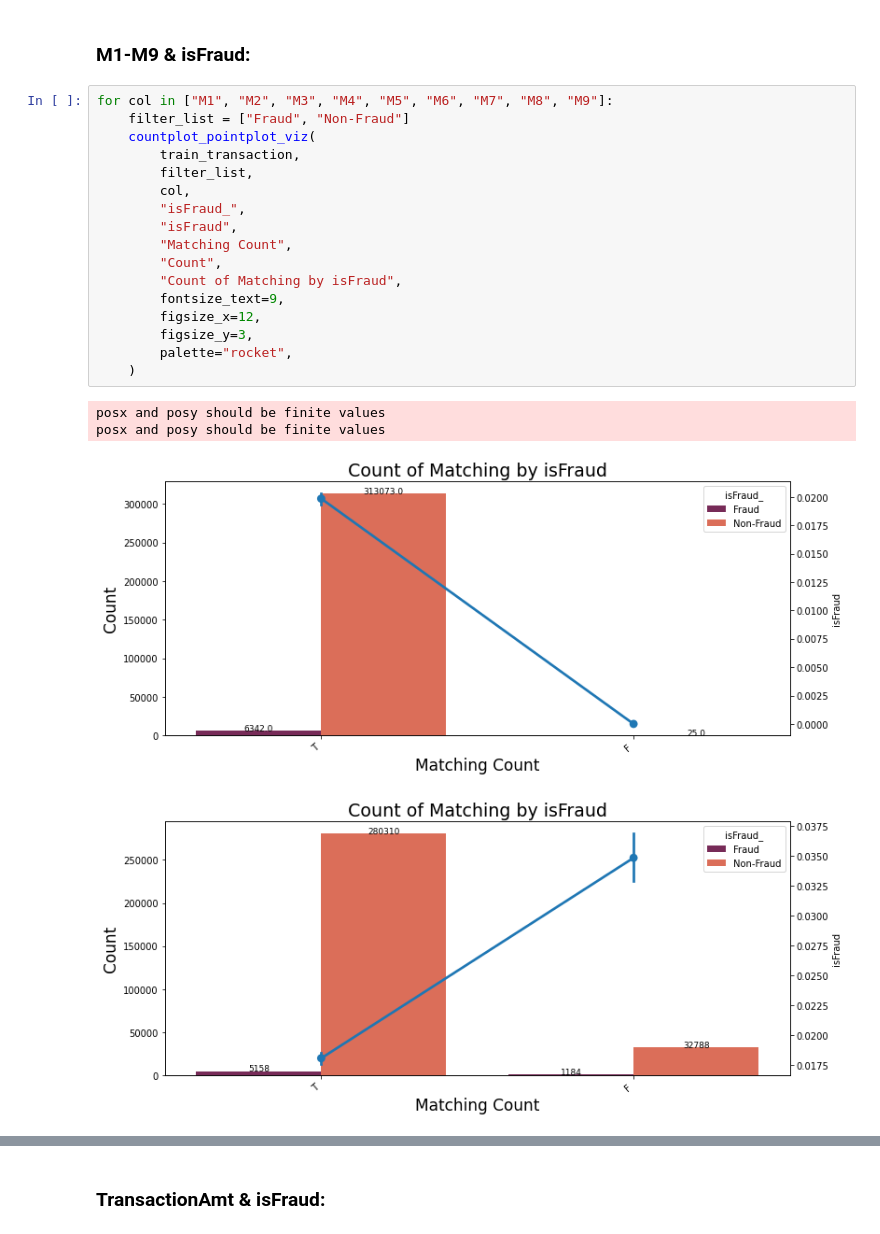
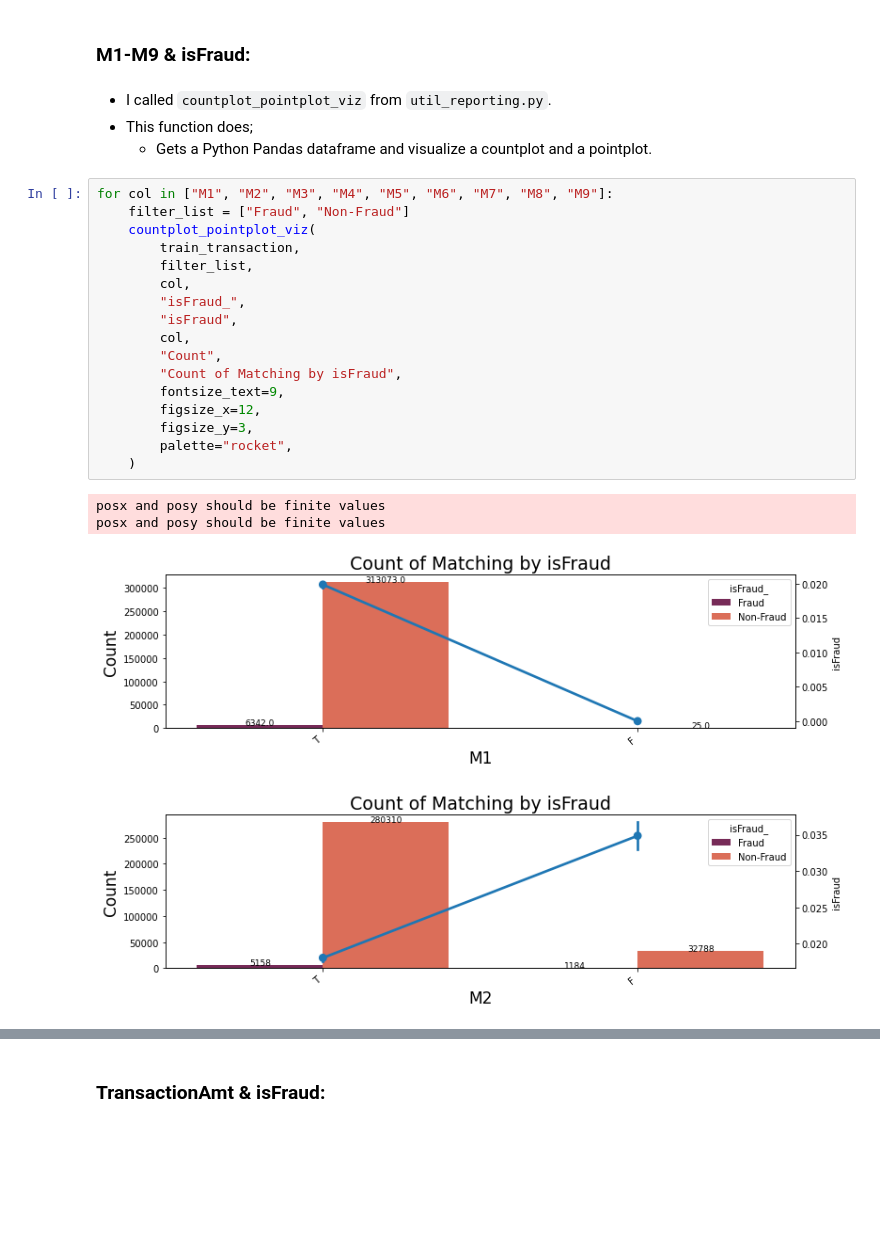
Before and after one commit to ElifKarakutukDinc/IEEE-CIS-Fraud-Detection, a Jupyter notebook: EDA.ipynb, the cells around one changed output, grey strips where cells are left out. Saved outputs shown, nothing was run; the diff lists cells and outputs as text; blank space fills up the shorter version.

```diff
--- a/EDA.ipynb
+++ b/EDA.ipynb
@@ -1019,25 +1027,29 @@ countplot_pointplot_viz(
 * From the point of view of fraud transaction rate "outlook.com" and "icloud.com" have highest fraudelent activities.
 # %% [markdown]
 ### M1-M9 & isFraud:
+# %% [markdown]
+* I called `countplot_pointplot_viz` from `util_reporting.py`.
+* This function does;
+    * Gets a Python Pandas dataframe and visualize a countplot and a pointplot.
 # %%
 for col in ["M1", "M2", "M3", "M4", "M5", "M6", "M7", "M8", "M9"]:
     filter_list = ["Fraud", "Non-Fraud"]
     countplot_pointplot_viz(
         train_transaction,
         filter_list,
         col,
         "isFraud_",
         "isFraud",
-        "Matching Count",
+        col,
         "Count",
         "Count of Matching by isFraud",
         fontsize_text=9,
         figsize_x=12,
         figsize_y=3,
         palette="rocket",
     )
 # %% [output]
 posx and posy should be finite values
 posx and posy should be finite values
-[figure, old version]
+[figure, new version]
-[figure, old version]
+[figure, new version]
```
Also changed, not shown: parts of 19 cells of this notebook, 1 other file.
